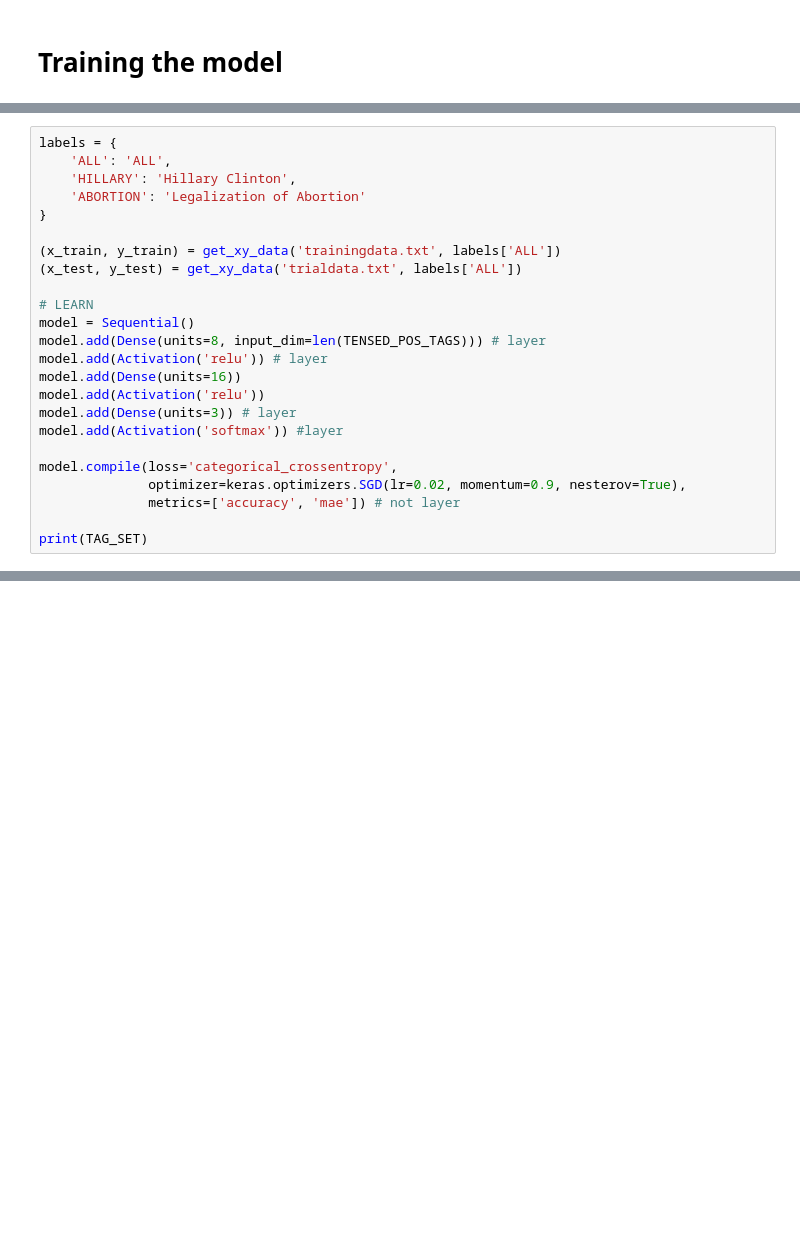
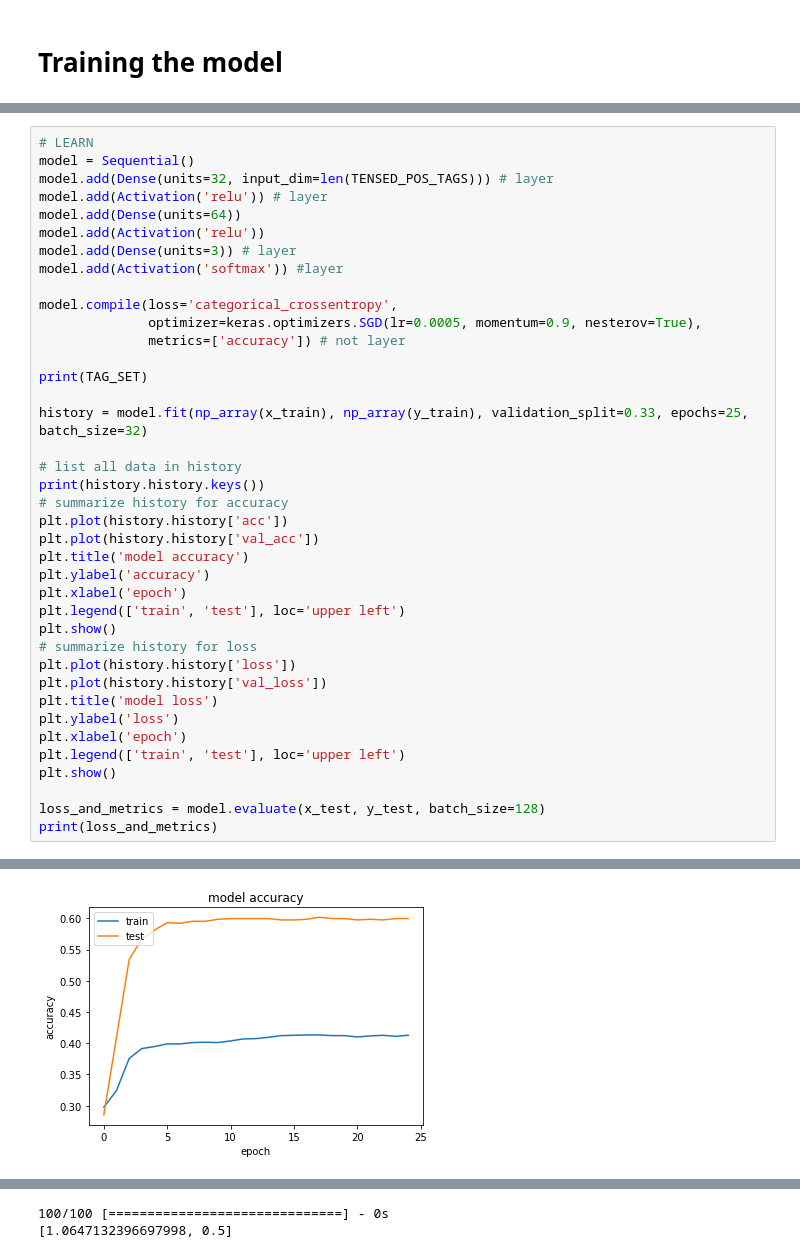
Before and after one commit to CodiBurley/nlp-semeval-task6, a Jupyter notebook: verb_tenses.ipynb, the cells around one changed output, grey strips where cells are left out. Cells and saved outputs as stored; diff of their text form; blank space fills up the shorter version.

```diff
--- a/verb_tenses.ipynb
+++ b/verb_tenses.ipynb
@@ -87,26 +98,41 @@ Using TensorFlow backend.
 # %%
-labels = {
-    'ALL': 'ALL',
-    'HILLARY': 'Hillary Clinton',
-    'ABORTION': 'Legalization of Abortion'
-}
-
-(x_train, y_train) = get_xy_data('trainingdata.txt', labels['ALL'])
-(x_test, y_test) = get_xy_data('trialdata.txt', labels['ALL'])
-
 # LEARN
 model = Sequential()
-model.add(Dense(units=8, input_dim=len(TENSED_POS_TAGS))) # layer
+model.add(Dense(units=32, input_dim=len(TENSED_POS_TAGS))) # layer
 model.add(Activation('relu')) # layer
-model.add(Dense(units=16))
+model.add(Dense(units=64))
 model.add(Activation('relu'))
 model.add(Dense(units=3)) # layer
 model.add(Activation('softmax')) #layer
 
 model.compile(loss='categorical_crossentropy',
-              optimizer=keras.optimizers.SGD(lr=0.02, momentum=0.9, nesterov=True),
-              metrics=['accuracy', 'mae']) # not layer
+              optimizer=keras.optimizers.SGD(lr=0.0005, momentum=0.9, nesterov=True),
+              metrics=['accuracy']) # not layer
 
 print(TAG_SET)
+
+history = model.fit(np_array(x_train), np_array(y_train), validation_split=0.33, epochs=25, batch_size=32)
+
+# list all data in history
+print(history.history.keys())
+# summarize history for accuracy
+plt.plot(history.history['acc'])
+plt.plot(history.history['val_acc'])
+plt.title('model accuracy')
+plt.ylabel('accuracy')
+plt.xlabel('epoch')
+plt.legend(['train', 'test'], loc='upper left')
+plt.show()
+# summarize history for loss
+plt.plot(history.history['loss'])
+plt.plot(history.history['val_loss'])
+plt.title('model loss')
+plt.ylabel('loss')
+plt.xlabel('epoch')
+plt.legend(['train', 'test'], loc='upper left')
+plt.show()
+
+loss_and_metrics = model.evaluate(x_test, y_test, batch_size=128)
+print(loss_and_metrics)
 # %% [output]
 {'WRB': 388, 'DT': 3371, 'FW': 17, 'VBD': 681, ')': 97, 'RP': 175, 'RBS': 37, '#': 6540, 'NNS': 2445, 'IN': 4387, 'NNPS': 91, 'CC': 1184, 'LS': 2, 'UH': 36, 'MD': 790, 'VB': 2546, 'TO': 1229, '.': 349 ...
@@ -112,0 +155 @@ print(TAG_SET)
+[figure, added]
@@ -112,0 +157,2 @@ print(TAG_SET)
+100/100 [==============================] - 0s
+[1.0647132396697998, 0.5]
```
Also changed, not shown: parts of 4 cells of this notebook, 1 other file.
